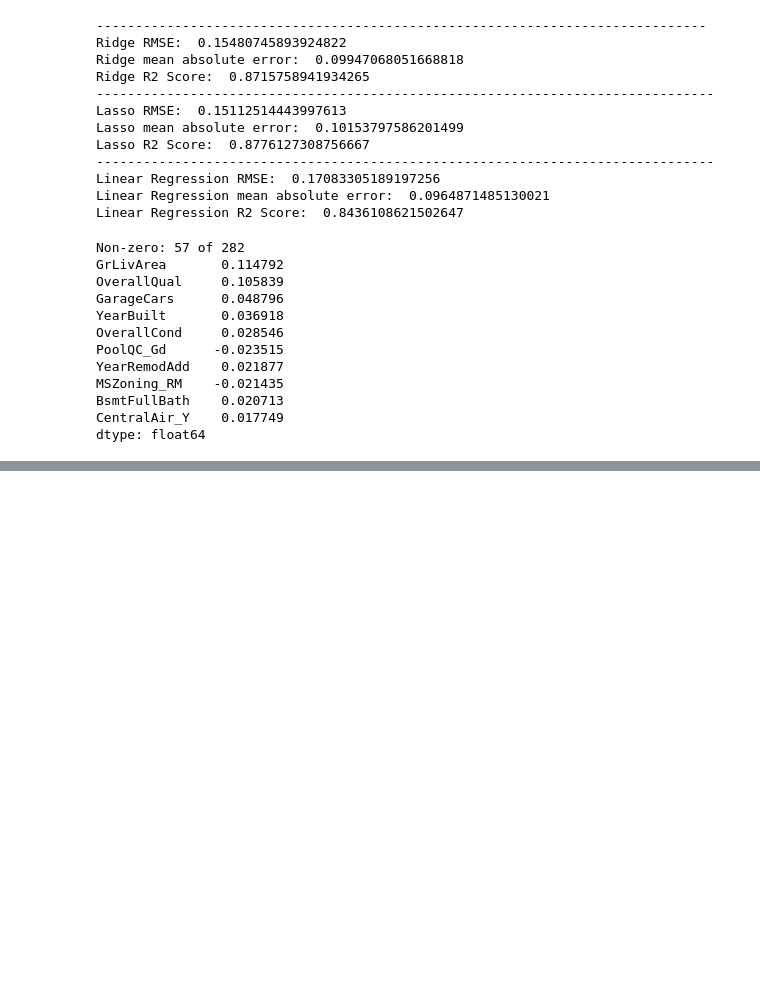
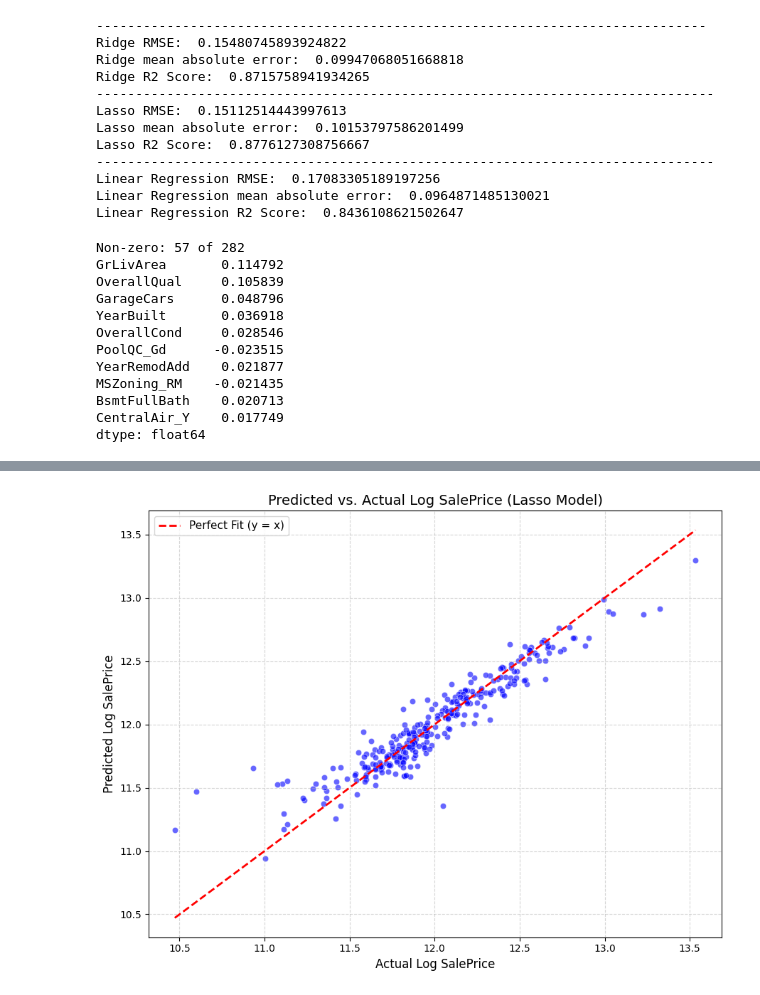
Before and after one commit to ITERE001/House-prediction-model, a Jupyter notebook: House_predictions_scikit_learn.ipynb, the cells around one changed output, grey strips where cells are left out. Drawn from its saved outputs; the diff is of its cells as text; code cells hidden in the pictures; blank space fills up the shorter version.

```diff
--- a/House_predictions_scikit_learn.ipynb
+++ b/House_predictions_scikit_learn.ipynb
@@ -250,0 +303,18 @@ dtype: float64
+# %%
+plt.figure(figsize=(9, 7))
+sns.scatterplot(x=y_test, y=lasso_pred, alpha=0.6, color='blue', edgecolor='w')
+
+# Plot a diagonal reference line representing perfect prediction
+min_val = min(y_test.min(), lasso_pred.min())
+max_val = max(y_test.max(), lasso_pred.max())
+plt.plot([min_val, max_val], [min_val, max_val], color='red', linestyle='--', linewidth=2, label='Perfect Fit (y = x)')
+
+plt.title('Predicted vs. Actual Log SalePrice (Lasso Model)', fontsize=14)
+plt.xlabel('Actual Log SalePrice', fontsize=12)
+plt.ylabel('Predicted Log SalePrice', fontsize=12)
+plt.legend(fontsize=11)
+plt.grid(True, linestyle='--', alpha=0.5)
+plt.tight_layout()
+plt.show()
+# %% [output]
+[figure, added]
```
Also changed, not shown: parts of 5 cells of this notebook.
